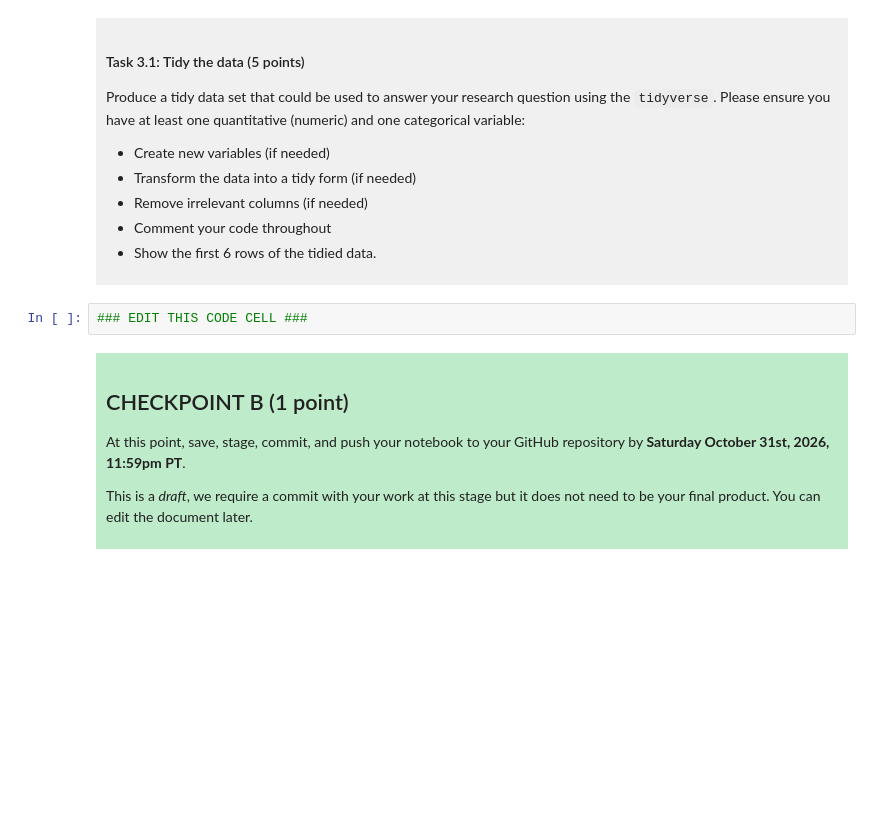
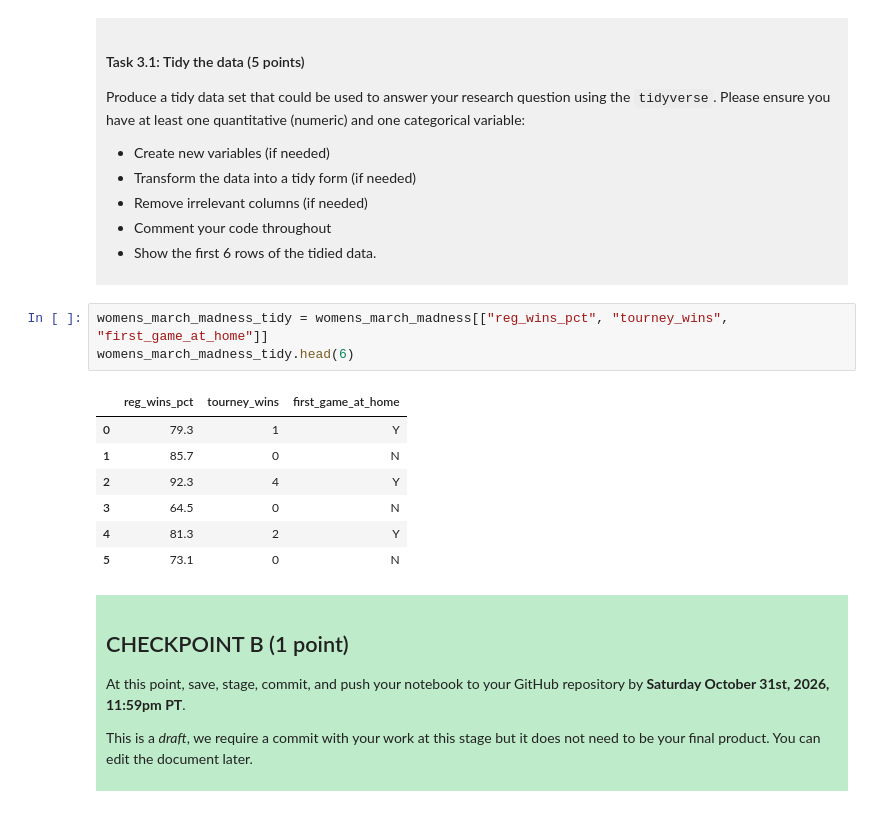
Before and after one commit to ubc-cross22/dsci-100-project-clive-ross, a Jupyter notebook: dsci-100-project-notebook.ipynb, the cells around one changed output. Drawn from its saved outputs; the diff is of its cells as text; blank space fills up the shorter version.

```diff
--- a/dsci-100-project-notebook.ipynb
+++ b/dsci-100-project-notebook.ipynb
@@ -187,7 +196,16 @@ Produce a tidy data set that could be used to answer your research question usin
 
 </div>
 # %%
-### EDIT THIS CODE CELL ###
+womens_march_madness_tidy = womens_march_madness[["reg_wins_pct", "tourney_wins", "first_game_at_home"]]
+womens_march_madness_tidy.head(6)
+# %% [output]
+|  | reg_wins_pct | tourney_wins | first_game_at_home |
+| 0 | 79.3 | 1 | Y |
+| 1 | 85.7 | 0 | N |
+| 2 | 92.3 | 4 | Y |
+| 3 | 64.5 | 0 | N |
+| 4 | 81.3 | 2 | Y |
+| 5 | 73.1 | 0 | N |
 # %% [markdown]
 <div style="background-color: #beebca; padding: 10px;">
 
```
Also changed, not shown: parts of 3 cells of this notebook.
